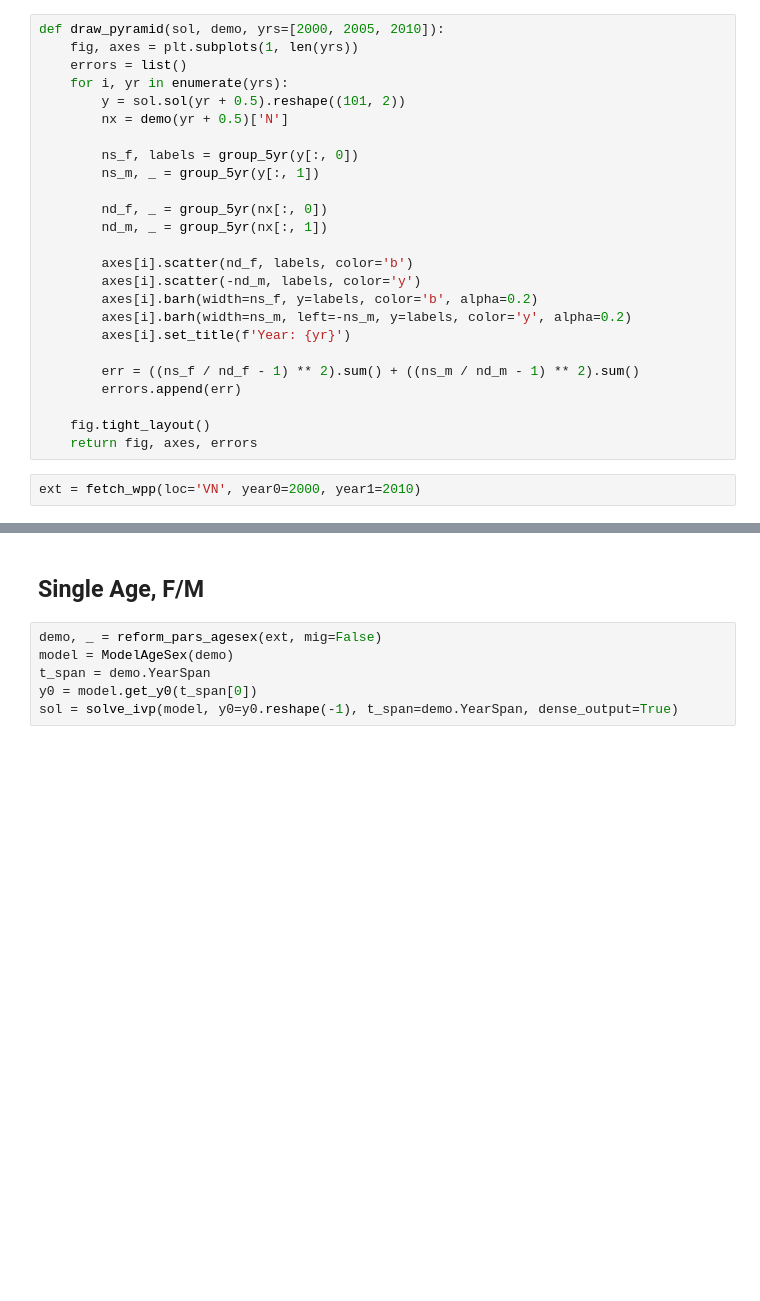
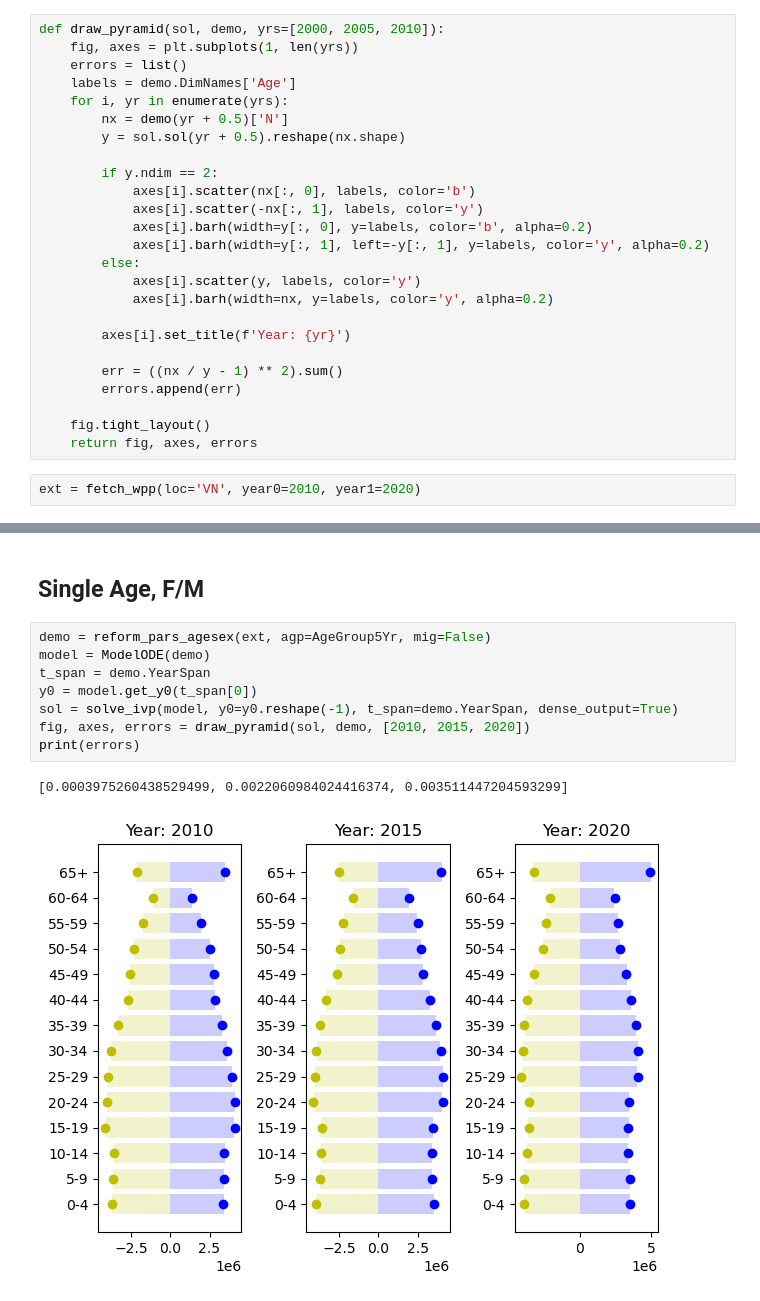
Before and after one commit to TimeWz667/pop4sim, a Jupyter notebook: notebooks/Example AgeSex.ipynb, the cells around one changed output, grey strips where cells are left out. Saved outputs shown, nothing was run; the diff lists cells and outputs as text; blank space fills up the shorter version.

Commit message:
Add no age group

```diff
--- a/notebooks/Example AgeSex.ipynb
+++ b/notebooks/Example AgeSex.ipynb
@@ -8,29 +8,29 @@ import matplotlib.pyplot as plt
 def draw_pyramid(sol, demo, yrs=[2000, 2005, 2010]):
     fig, axes = plt.subplots(1, len(yrs))
     errors = list()
+    labels = demo.DimNames['Age']
     for i, yr in enumerate(yrs):
-        y = sol.sol(yr + 0.5).reshape((101, 2))
         nx = demo(yr + 0.5)['N']
+        y = sol.sol(yr + 0.5).reshape(nx.shape)
 
-        ns_f, labels = group_5yr(y[:, 0])
-        ns_m, _ = group_5yr(y[:, 1])
+        if y.ndim == 2:
+            axes[i].scatter(nx[:, 0], labels, color='b')
+            axes[i].scatter(-nx[:, 1], labels, color='y')
+            axes[i].barh(width=y[:, 0], y=labels, color='b', alpha=0.2)
+            axes[i].barh(width=y[:, 1], left=-y[:, 1], y=labels, color='y', alpha=0.2)
+        else:
+            axes[i].scatter(y, labels, color='y')
+            axes[i].barh(width=nx, y=labels, color='y', alpha=0.2)
 
-        nd_f, _ = group_5yr(nx[:, 0])
-        nd_m, _ = group_5yr(nx[:, 1])
-
-        axes[i].scatter(nd_f, labels, color='b')
-        axes[i].scatter(-nd_m, labels, color='y')
-        axes[i].barh(width=ns_f, y=labels, color='b', alpha=0.2)
-        axes[i].barh(width=ns_m, left=-ns_m, y=labels, color='y', alpha=0.2)
         axes[i].set_title(f'Year: {yr}')
 
-        err = ((ns_f / nd_f - 1) ** 2).sum() + ((ns_m / nd_m - 1) ** 2).sum()
+        err = ((nx / y - 1) ** 2).sum()
         errors.append(err)
 
     fig.tight_layout()
     return fig, axes, errors
 # %%
-ext = fetch_wpp(loc='VN', year0=2000, year1=2010)
+ext = fetch_wpp(loc='VN', year0=2010, year1=2020)
 # %% [output]
 Fetch population size
 Fetch deaths
@@ -39,8 +39,13 @@ Fetch sex ratio at birth
 # %% [markdown]
 ## Single Age, F/M
 # %%
-demo, _ = reform_pars_agesex(ext, mig=False)
-model = ModelAgeSex(demo)
+demo = reform_pars_agesex(ext, agp=AgeGroup5Yr, mig=False)
+model = ModelODE(demo)
 t_span = demo.YearSpan
 y0 = model.get_y0(t_span[0])
 sol = solve_ivp(model, y0=y0.reshape(-1), t_span=demo.YearSpan, dense_output=True)
+fig, axes, errors = draw_pyramid(sol, demo, [2010, 2015, 2020])
+print(errors)
+# %% [output]
+[0.0003975260438529499, 0.0022060984024416374, 0.003511447204593299]
+[figure, added]
```
Also changed, not shown: parts of 7 cells of this notebook, 9 other files.
